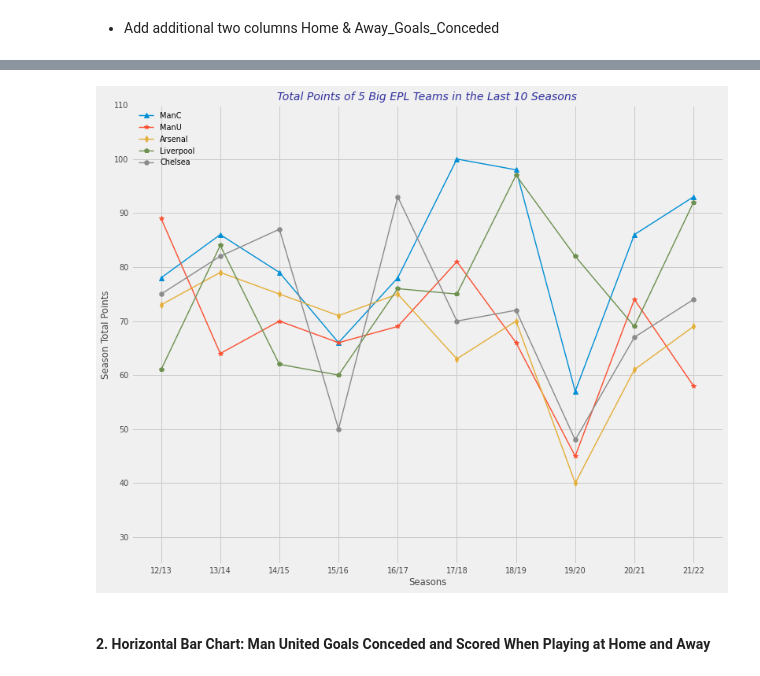
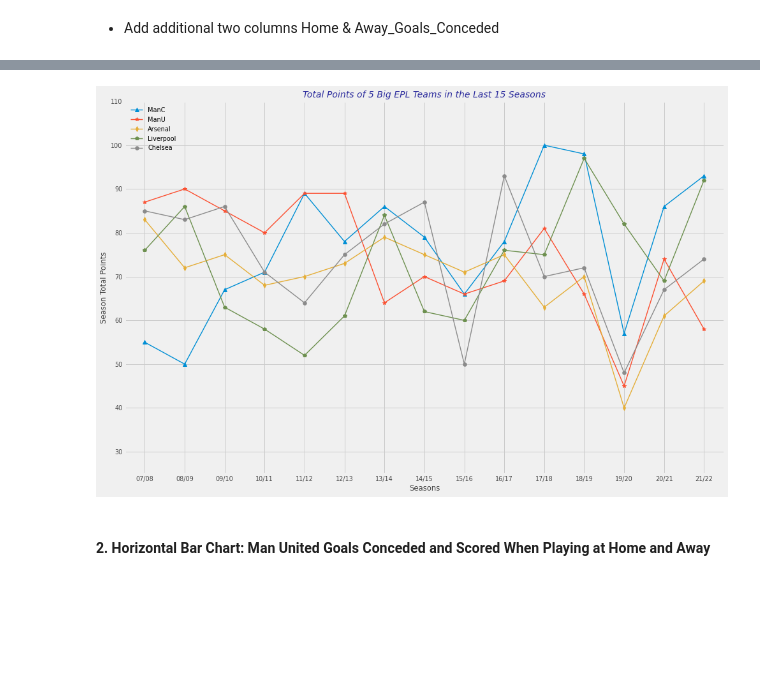
Before and after one commit to connie-zqq/LemonBalm_ManU_Data_Mining, a Jupyter notebook: ManU_Data_Mining.ipynb, the cells around one changed output, grey strips where cells are left out. Cells and saved outputs as stored; diff of their text form; code cells hidden in the pictures; blank space fills up the shorter version.

Commit message:
Update Jupyter for visualization and ml feature selection

```diff
--- a/ManU_Data_Mining.ipynb
+++ b/ManU_Data_Mining.ipynb
@@ -89,8 +89,8 @@ len(df_2013.columns)
 # %%
 # csv List
-csv_lst = ['E0-12-13.csv', 'E0-13-14.csv', 'E0-14-15.csv',
-           'E0-15-16.csv', 'E0-16-17.csv', 'E0-17-18.csv', 'E0-18-19.csv', 'E0-19-20.csv',
-           'E0-20-21.csv', 'E0-21-22.csv']
+csv_lst = ['E0-07-08.csv', 'E0-08-09.csv', 'E0-09-10.csv', 'E0-10-11.csv', 'E0-11-12.csv', 'E0-12-13.csv',
+           'E0-13-14.csv', 'E0-14-15.csv', 'E0-15-16.csv', 'E0-16-17.csv', 'E0-17-18.csv',
+           'E0-18-19.csv', 'E0-19-20.csv', 'E0-20-21.csv', 'E0-21-22.csv']
 for i in range(len(csv_lst)):
     csv_lst[i] = 'data/' + csv_lst[i]
 
@@ -194,5 +196,7 @@ we can simply ignore the other intersection columns like B365H (Bet365 home win
 # %%
 kept_columns = intersection_columns[:23]
+kept_columns.remove('HTR')
 kept_columns.remove('Referee')
+kept_columns.remove('Div')
 kept_columns
 # %% [output]
@@ -373,23 +367,24 @@ def data_clean(csv, season):
 # %%
 # csv List and Season List
-csv_lst = ['E0-12-13.csv', 'E0-13-14.csv', 'E0-14-15.csv',
-           'E0-15-16.csv', 'E0-16-17.csv', 'E0-17-18.csv', 'E0-18-19.csv', 'E0-19-20.csv',
-           'E0-20-21.csv', 'E0-21-22.csv']
+csv_lst = ['E0-07-08.csv', 'E0-08-09.csv', 'E0-09-10.csv', 'E0-10-11.csv', 'E0-11-12.csv', 'E0-12-13.csv',
+           'E0-13-14.csv', 'E0-14-15.csv', 'E0-15-16.csv', 'E0-16-17.csv', 'E0-17-18.csv',
+           'E0-18-19.csv', 'E0-19-20.csv', 'E0-20-21.csv', 'E0-21-22.csv']
 for i in range(len(csv_lst)):
     csv_lst[i] = 'data/' + csv_lst[i]
 
-season_lst = ['12/13', '13/14', '14/15', '15/16', '16/17', '17/18', '18/19', '19/20', '20/21', '21/22']
+season_lst = ['07/08', '08/09', '09/10', '10/11', '11/12', '12/13', '13/14', '14/15', '15/16', '16/17',
+              '17/18', '18/19', '19/20', '20/21', '21/22']
 
 # Calling data_clean Function
 for csv, season in zip(csv_lst, season_lst):
     data_clean(csv, season)
 
-# Concatenating Objects to Obtain 10 Seasons' DataFrames of Five Teams
-ManU = pd.concat(ManU_df_10seasons)
-Liverp = pd.concat(Liverp_df_10seasons)
-Arsen = pd.concat(Arsen_df_10seasons)
-Chels = pd.concat(Chels_df_10seasons)
-ManC = pd.concat(ManC_df_10seasons)
+# Concatenating Objects to Obtain 15 Seasons' DataFrames of Five Teams
+ManU = pd.concat(ManU_df_15seasons)
+Liverp = pd.concat(Liverp_df_15seasons)
+Arsen = pd.concat(Arsen_df_15seasons)
+Chels = pd.concat(Chels_df_15seasons)
+ManC = pd.concat(ManC_df_15seasons)
 # %%
 ManU
 # %% [output]
@@ -560,33 +561,33 @@ array([78, 86, 79, 66, 78, 100, 98, 57, 86, 93], dtype=object)
 # %%
-# Line Plots: Total Points of Five Teams in the past 10 seasons
+# Line Plots: Total Points of Five Teams in the past 15 seasons
 
 plt.style.use('fivethirtyeight')
 
-fig = plt.figure(figsize=(12, 10))
+fig = plt.figure(figsize=(15, 10))
 
 Analysis_df_lst = [ManC_Analysis, ManU_Analysis, Arsen_Analysis, Liverp_Analysis, Chels_Analysis]
 
 marker_lst = ['^', '*', 'd', 'p', 'o']
 i = 0
 while i < len(marker_lst):
     for df in Analysis_df_lst:
         plt.plot(x_pos, np.array(df['Points'].values), marker=marker_lst[i], linewidth=1.4, markersize=5.5)
         i = i + 1
 
 plt.xlabel('Seasons', alpha=0.7, size='small')
 plt.ylabel('Season Total Points', alpha=0.7, size='small')
 plt.xticks(x_pos, x, alpha=0.7, size='x-small')
 plt.yticks(alpha=0.7, size='x-small')
 plt.ylim(25, 110)
-plt.xlim(-0.5, 9.5)
-plt.title('Total Points of 5 Big EPL Teams in the Last 10 Seasons', alpha=0.8, color='Darkblue',
+plt.xlim(-0.5, 14.5)
+plt.title('Total Points of 5 Big EPL Teams in the Last 15 Seasons', alpha=0.8, color='Darkblue',
            style='italic', fontsize='medium')
 plt.legend(['ManC', 'ManU', 'Arsenal', 'Liverpool', 'Chelsea'], loc=2, frameon=False, fontsize='x-small')
 
 plt.savefig('TotalPts_5Big.png')
 plt.show()
 # %% [output]
-[figure, old version]
+[figure, new version]
 # %% [markdown]
 #### 2. Horizontal Bar Chart: Man United Goals Conceded and Scored When Playing at Home and Away
 # %%
```
Also changed, not shown: parts of 51 cells of this notebook, 2 other files.
